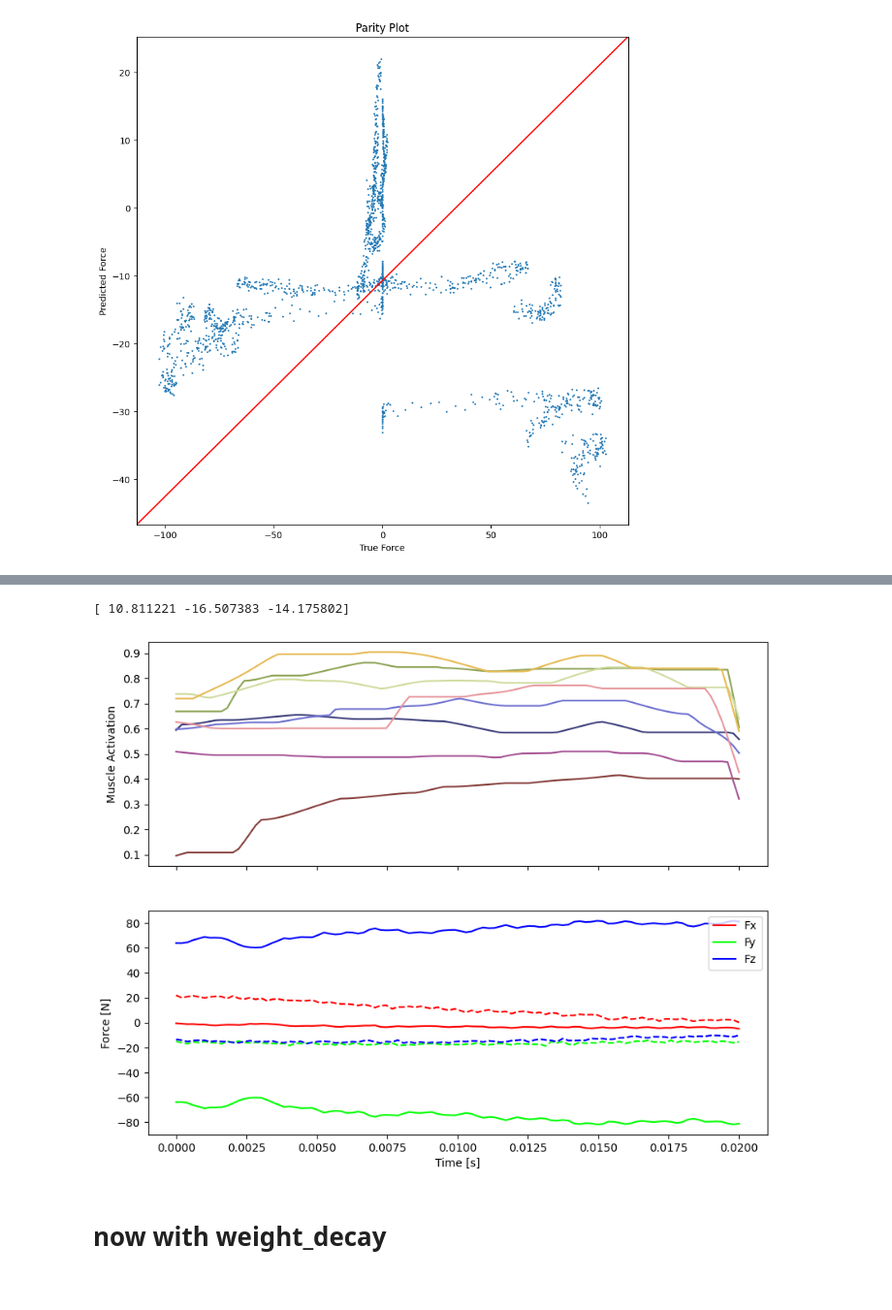
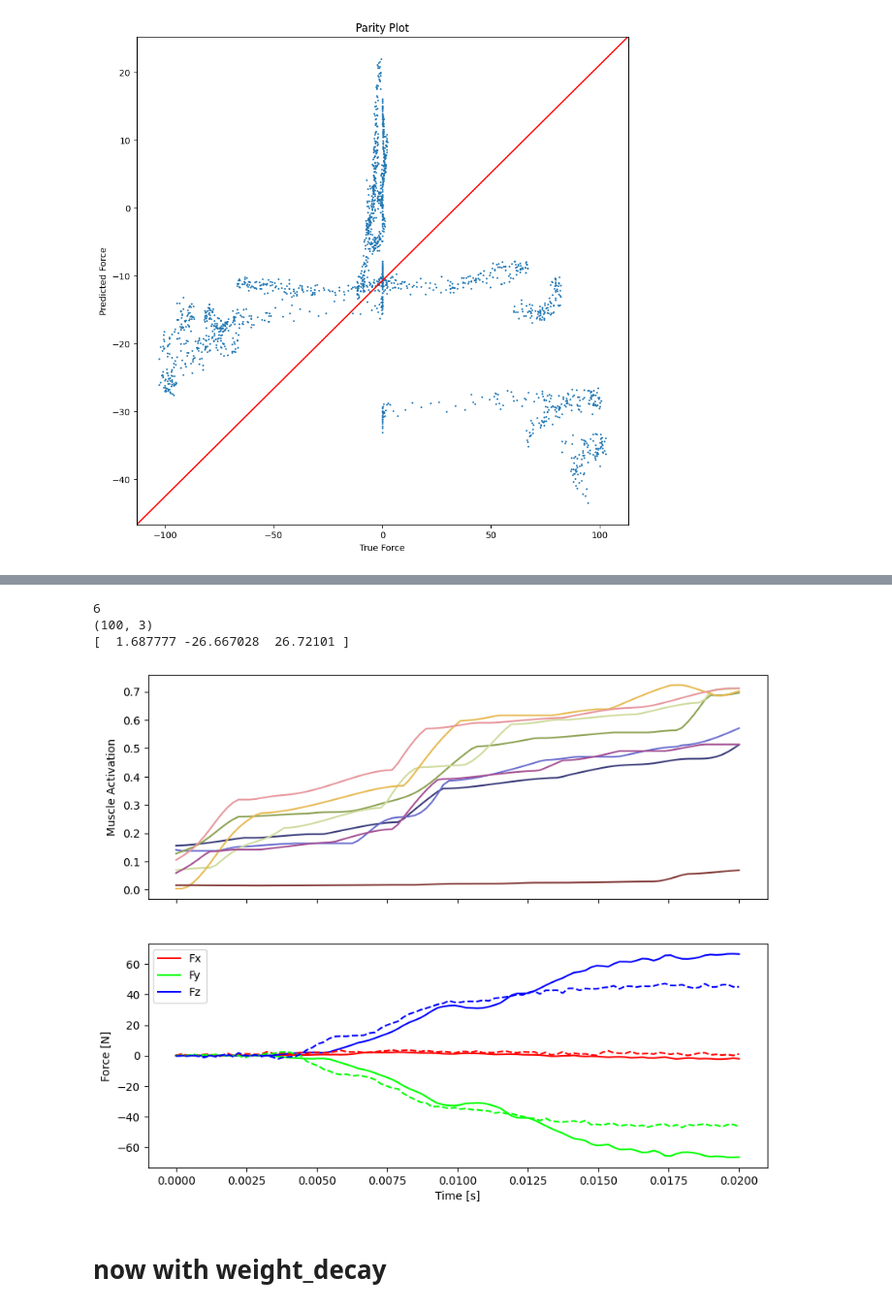
Before and after one commit to ericfonseca95/kmk, a Jupyter notebook: notebooks/LSTM_TLM.ipynb, the cells around one changed output, grey strips where cells are left out. Shown at 97% size. Saved outputs shown, nothing was run; the diff lists cells and outputs as text; code cells hidden in the pictures.

```diff
--- a/notebooks/LSTM_TLM.ipynb
+++ b/notebooks/LSTM_TLM.ipynb
@@ -464,4 +483,5 @@ model = lstm(n_linear_layers=3, n_outputs = len(train_data.Y[0].flatten()), lstm
 model(train_data.X[0:10].to('cuda')).shape
 model.load_state_dict(torch.load('.\models\lstm_3layer_30nodes_200epochs_2023-02-08.pt'))
 tlm = TLLSTM(model, train_data.X[0:10].to('cpu'), change_layers=2)
-tlm.load_state_dict(torch.load('.\models\tlm_lstm_3layer_30nodes_200epochs_2023-02-08.pt'))
+tlm.load_state_dict(torch.load(r"C:\Users\efons\Desktop\kalyn_lstm\kmk\notebooks\models\tlm_lstm_3layer_30nodes_200epochs_2023-02-08.pt"))
+tlm = tlm.to('cuda')
@@ -495,7 +513,7 @@ ax[1].set_xlabel('Time [s]')
 ax[1].set_ylabel('Force [N]')
 ax[1].legend(y_labels)
 #plot the prediction of this sample
-pred = model(train_data.X[n].float().to('cuda').unsqueeze(0)).detach().cpu().numpy().reshape(-1, 3)
+pred = tlm(train_data.X[n].float().to('cuda').unsqueeze(0)).detach().cpu().numpy().reshape(-1, 3)
 for i in range(pred.shape[1]):
     ax[1].plot(time, pred[:,i], color=line_colors[i], linestyle='--')
 # print the mean prediction on the plot
@@ -529,27 +531,42 @@ x_labels = test_data.xcols
 # %%
+# plot a sample of the data
+
+# line_colors = red, green, blue
+line_colors = [(1,0,0), (0,1,0), (0,0,1)]
+
+n = np.random.randint(0, len(test_data.X))
+print(len(test_data.X))
+x_plot = torch.from_numpy(test_data.X[n].cpu().numpy()).float().detach().cpu().numpy()
+y_plot = test_data.Y[n].float().detach().cpu().numpy().reshape(-1, 3)
+time = np.linspace(0, 2/window_size, len(x_plot))
+print(y_plot.shape)
+y_labels = test_data.ycols
+x_labels = test_data.xcols
 # lets remake this plot but make the two subplots share the x axis
 fig, ax = plt.subplots(2, 1, figsize=(10,8), sharex=True)
 # make sure the colors for xplot do not overlap with yplot. Make xplot from the viridis colormap. there are 8 columns in xplot
 for i in range(x_plot.shape[1]):
     ax[0].plot(time, x_plot[:,i], color=plt.cm.tab20b(i/x_plot.shape[1]))
 ax[0].set_ylabel('Muscle Activation')
 # line_colors = red, green, blue
 line_colors = [(1,0,0), (0,1,0), (0,0,1)]
 for i in range(y_plot.shape[1]):
     ax[1].plot(time, y_plot[:,i], color=line_colors[i])
 ax[1].set_xlabel('Time [s]')
 ax[1].set_ylabel('Force [N]')
 ax[1].legend(y_labels)
 #plot the prediction of this sample
-pred = model(test_data.X[n].float().to('cuda').unsqueeze(0)).detach().cpu().numpy().reshape(-1, 3)
+pred = tlm(test_data.X[n].float().to('cuda').unsqueeze(0)).detach().cpu().numpy().reshape(-1, 3)
 for i in range(pred.shape[1]):
     ax[1].plot(time, pred[:,i], color=line_colors[i], linestyle='--')
 # print the mean prediction on the plot
 pred_mean = np.mean(pred, axis=0)
 print(pred_mean)
 # %% [output]
-[ 10.811221 -16.507383 -14.175802]
+6
+(100, 3)
+[  1.687777 -26.667028  26.72101 ]
-[figure, old version]
+[figure, new version]
 # %% [markdown]
 # now with weight_decay
 # %%
```
Also changed, not shown: parts of 8 cells of this notebook, 5 other files.
